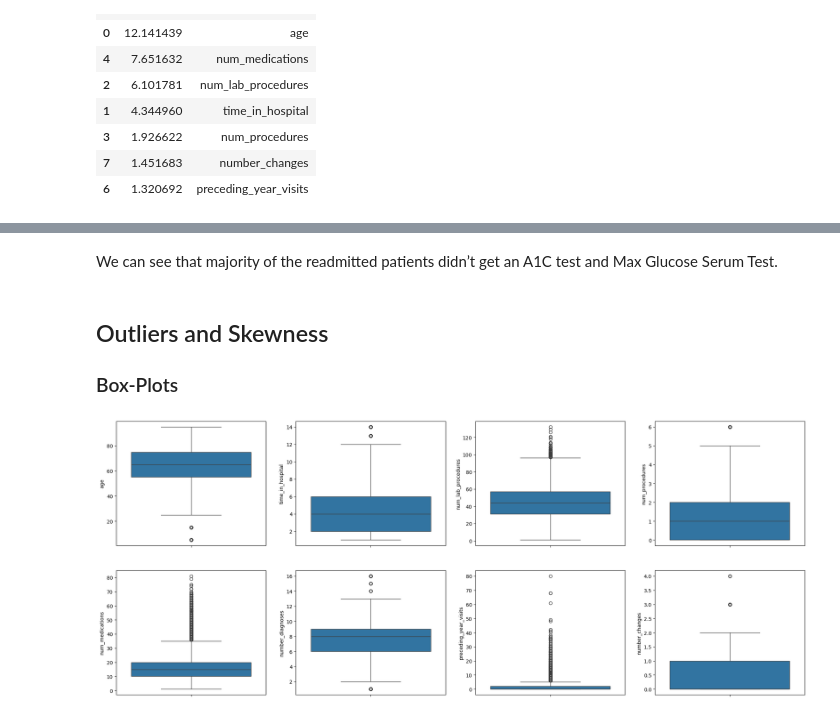
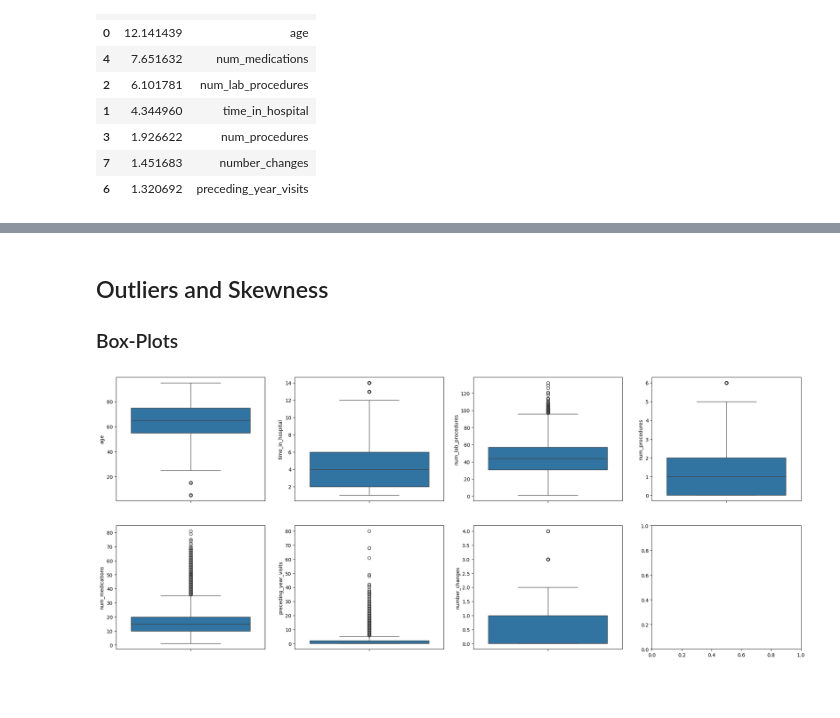
Before and after one commit to HK260/UCI-database-patient-model, a Jupyter notebook: Initial Analysis.ipynb, the cells around one changed output, grey strips where cells are left out. Drawn from its saved outputs; the diff is of its cells as text; code cells hidden in the pictures; blank space fills up the shorter version.

```diff
--- a/Initial Analysis.ipynb
+++ b/Initial Analysis.ipynb
@@ -1156,13 +1131,14 @@ len(meds)
 # %%
-# Medicines given to less than 1% of the population i.e. less than 485 people
 less_counts = []
 
 for i in meds:
     print(df[i].value_counts(), '\n')
 
     vc = df[i].value_counts().values
-    if vc[1:].sum() / vc[0] < 0.01:
+    if vc[1:].sum() / vc[0:].sum() < 0.01:
         less_counts.append(i)
+    else:
+        print(vc[1:].sum() / vc[0:].sum())
 # %% [output]
 metformin
 -2    77697
@@ -1202,8 +1166,3 @@ We can remove these medicines because they are given to less than 1% of the popu
-# %%
-df = df.drop(['nateglinide','chlorpropamide','acetohexamide',  'tolbutamide',
-              'acarbose', 'miglitol',  'troglitazone',  'tolazamide',
-              'glyburide-metformin',  'glipizide-metformin',
-              'glimepiride-pioglitazone','metformin-pioglitazone'],axis=1)
 # %% [markdown]
 Change and number change are depicting the same information and both of them are significant,we are dropping one of it based on the fact that number of change is a bit more significant than change.(lessser the pvalue better it is)
 # %%
@@ -1278,8 +1235,0 @@ As it can be seen from correlation heatmap and vif values that there is no Multi
-# %%
-fig,ax=plt.subplots(1,2,figsize=(15,5))
-ax=ax.flatten()
-j=0
-for i in ['A1Cresult','max_glu_serum']:
-    sns.countplot(x=i,data=df,hue=df['readmitted'],ax=ax[j])
-    j=j+1
-plt.show()
@@ -1288,5 +1236,5 @@ plt.show()
-# %% [markdown]
-We can see that majority of the readmitted patients didn’t get an A1C test and Max Glucose Serum Test.
+# %%
+df.drop(columns=['number_diagnoses'], inplace=True)
 # %%
 # Rest of the Eda is done in tableau
 # %% [markdown]
@@ -1294,15 +1242,16 @@ We can see that majority of the readmitted patients didn’t get an A1C test and
 
 ### Box-Plots
 # %%
+num_cols=num_cols = ['age', 'time_in_hospital', 'num_lab_procedures', 'num_procedures', 'num_medications','preceding_year_visits', 'number_changes']
 fig,ax=plt.subplots(2,4,figsize=(25,10))
 ax=ax.flatten()
 j=0
 for i in num_cols:
     sns.boxplot(df[i],ax=ax[j])
     j=j+1
 plt.show()
 # %% [output]
-[figure, old version]
+[figure, new version]
 # %%
 fig,ax=plt.subplots(2,4,figsize=(25,10))
 ax=ax.flatten()
```
Also changed, not shown: parts of 36 cells of this notebook, 3 other files.
